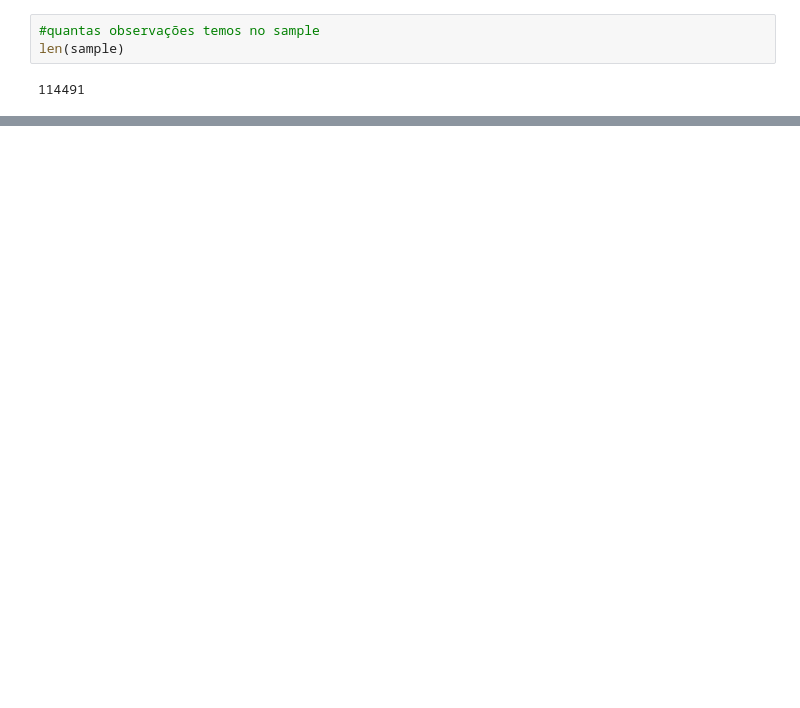
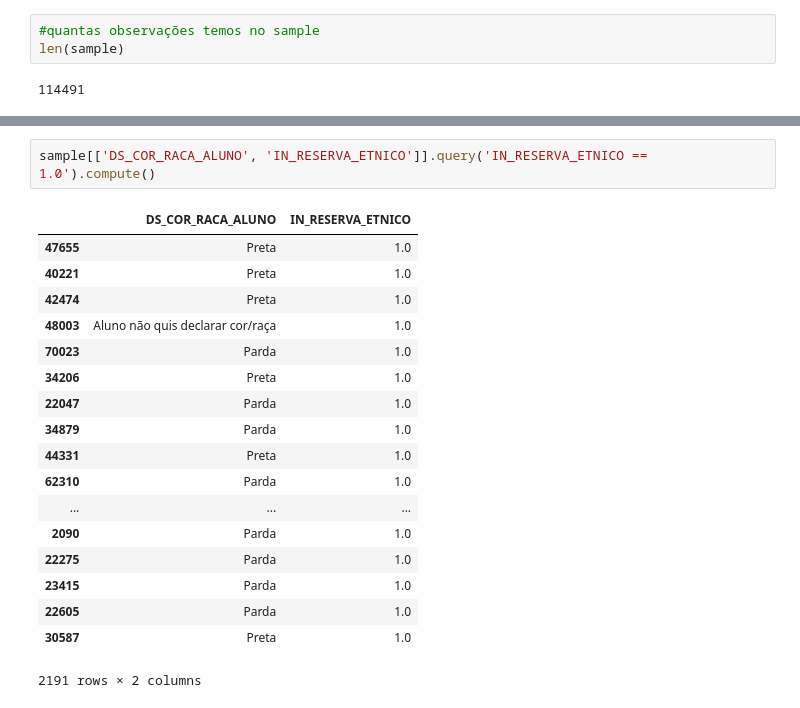
Before and after one commit to fighting-back-bias-lab/inep-curso-superior-pessoas-negras, a Jupyter notebook: inep-curso-superior-2016-pessoas-negras-dask.ipynb, the cells around one changed output, grey strips where cells are left out. Cells and saved outputs as stored; diff of their text form; blank space fills up the shorter version.

```diff
--- a/inep-curso-superior-2016-pessoas-negras-dask.ipynb
+++ b/inep-curso-superior-2016-pessoas-negras-dask.ipynb
@@ -137,0 +174,21 @@ You should consider upgrading via the 'pip install --upgrade pip' command.
+# %%
+sample[['DS_COR_RACA_ALUNO', 'IN_RESERVA_ETNICO']].query('IN_RESERVA_ETNICO == 1.0').compute()
+# %% [output]
+|  | DS_COR_RACA_ALUNO | IN_RESERVA_ETNICO |
+| 47655 | Preta | 1.0 |
+| 40221 | Preta | 1.0 |
+| 42474 | Preta | 1.0 |
+| 48003 | Aluno não quis declarar cor/raça | 1.0 |
+| 70023 | Parda | 1.0 |
+| 34206 | Preta | 1.0 |
+| 22047 | Parda | 1.0 |
+| 34879 | Parda | 1.0 |
+| 44331 | Preta | 1.0 |
+| 62310 | Parda | 1.0 |
+| ... | ... | ... |
+| 2090 | Parda | 1.0 |
+| 22275 | Parda | 1.0 |
+| 23415 | Parda | 1.0 |
+| 22605 | Parda | 1.0 |
+| 30587 | Preta | 1.0 |
+2191 rows × 2 columns
```
Also changed, not shown: parts of 14 cells of this notebook.
